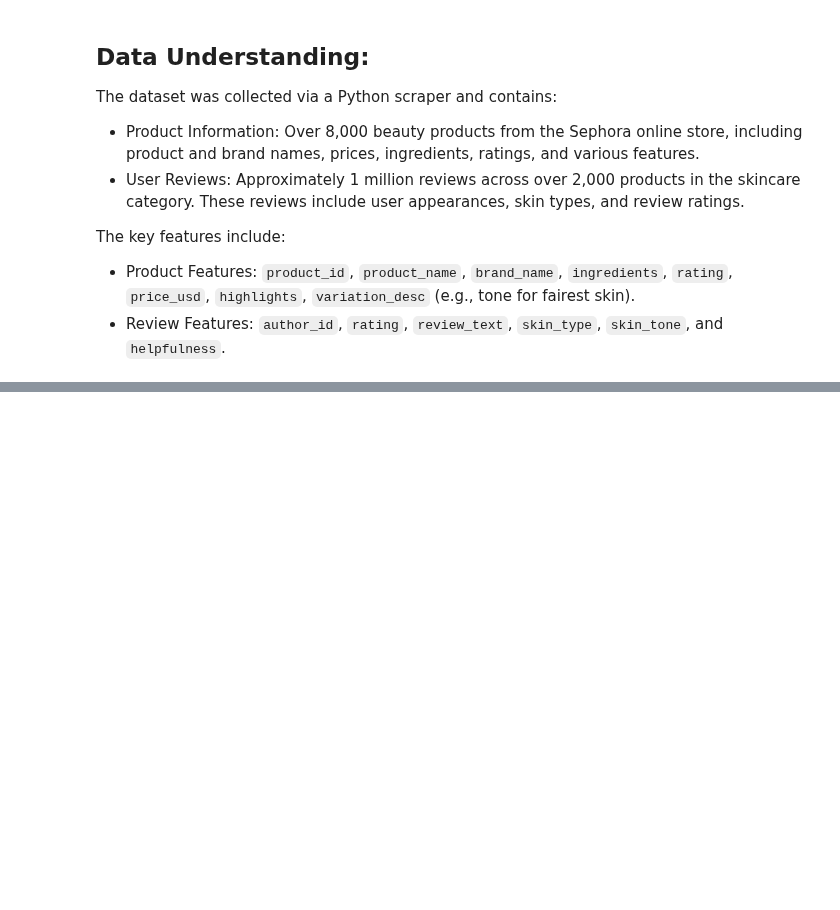
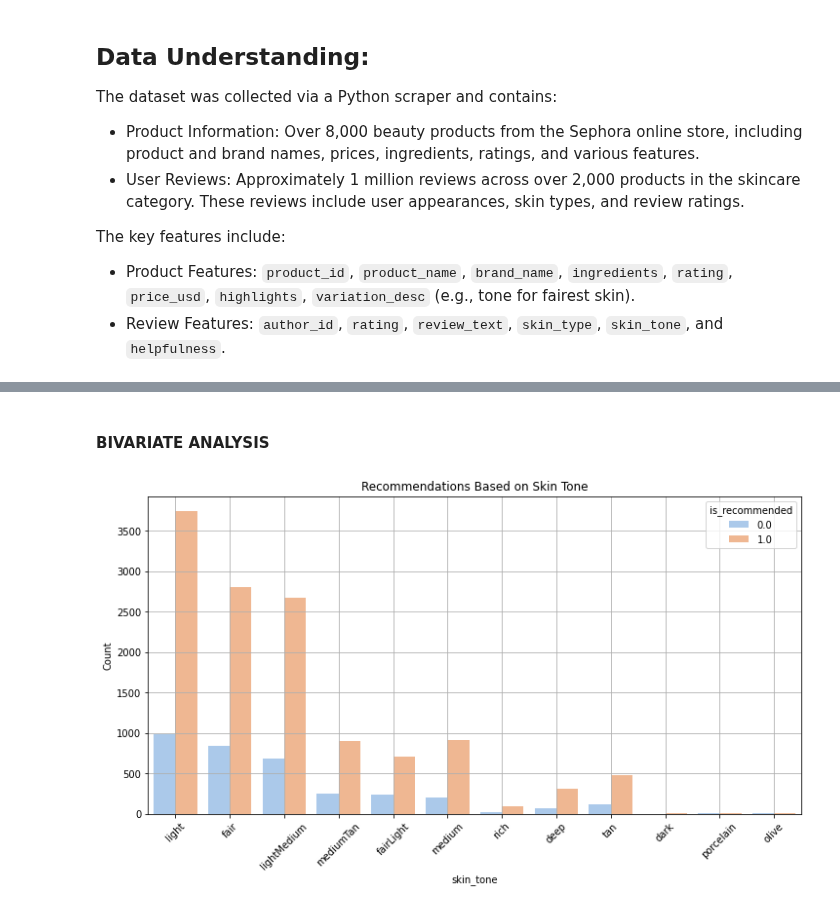
Before and after one commit to ECCHERUIYOT/AI-Powered-Recommendations-For-Melanin-Skin, a Jupyter notebook: index.ipynb, the cells around one changed output, grey strips where cells are left out. Drawn from its saved outputs; the diff is of its cells as text; code cells hidden in the pictures; blank space fills up the shorter version.

```diff
--- a/index.ipynb
+++ b/index.ipynb
@@ -132,0 +295,14 @@ memory usage: 1.7+ MB
+# %% [markdown]
+#### BIVARIATE ANALYSIS
+# %%
+# Recommendations by Skin Tone
+plt.figure(figsize=(12, 6))
+# Using a single skin_tone column for visualization
+sns.countplot(data=data, x='skin_tone', hue='is_recommended', palette='pastel')
+plt.title('Recommendations Based on Skin Tone')
+plt.ylabel('Count')
+plt.xticks(rotation=45)
+plt.grid()
+plt.show()
+# %% [output]
+[figure, added]
```
Also changed, not shown: parts of 37 cells of this notebook.
